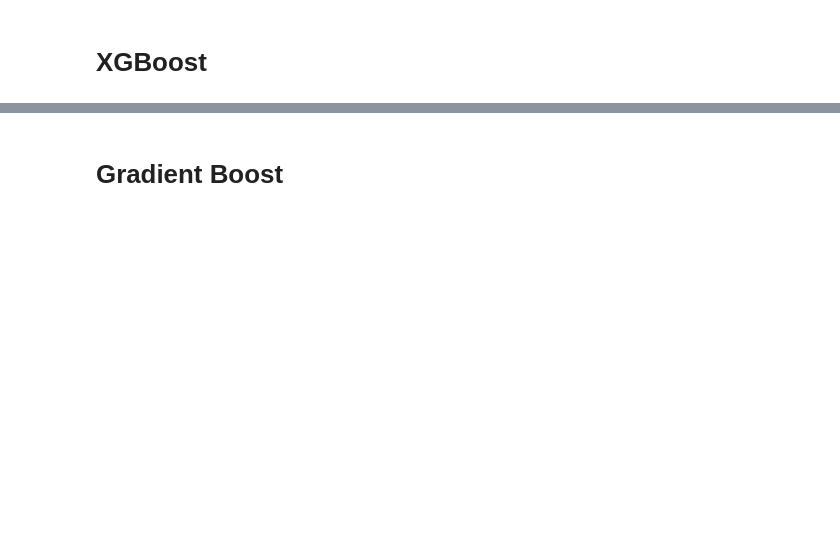
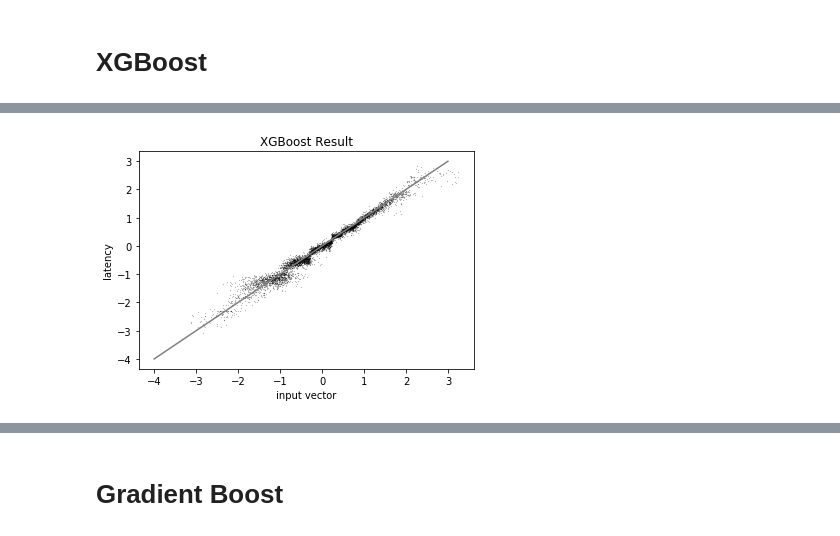
Before and after one commit to meowpunch/LENNA, a Jupyter notebook: NASR/train_mixed_wo_gs.ipynb, the cells around one changed output, grey strips where cells are left out. Drawn from its saved outputs; the diff is of its cells as text; code cells hidden in the pictures; blank space fills up the shorter version.

```diff
--- a/NASR/train_mixed_wo_gs.ipynb
+++ b/NASR/train_mixed_wo_gs.ipynb
@@ -183,12 +221,14 @@ plt.show()
 # %%
 xgb_pred = model_xgb.predict(x_test)
 
 plt.plot(x, y, color = 'gray')
 plt.scatter(y_test, xgb_pred, s=0.01, color='black')
 plt.xlabel('input vector')
 plt.ylabel('latency')
-plt.title('XGBoost Result (TEST)')
+plt.title('XGBoost Result')
 plt.show()
+# %% [output]
+[figure, added]
 # %%
 xgb_pred_d = model_xgb.predict(x_train_d)
 
```
Also changed, not shown: parts of 27 cells of this notebook, 17 other files.
